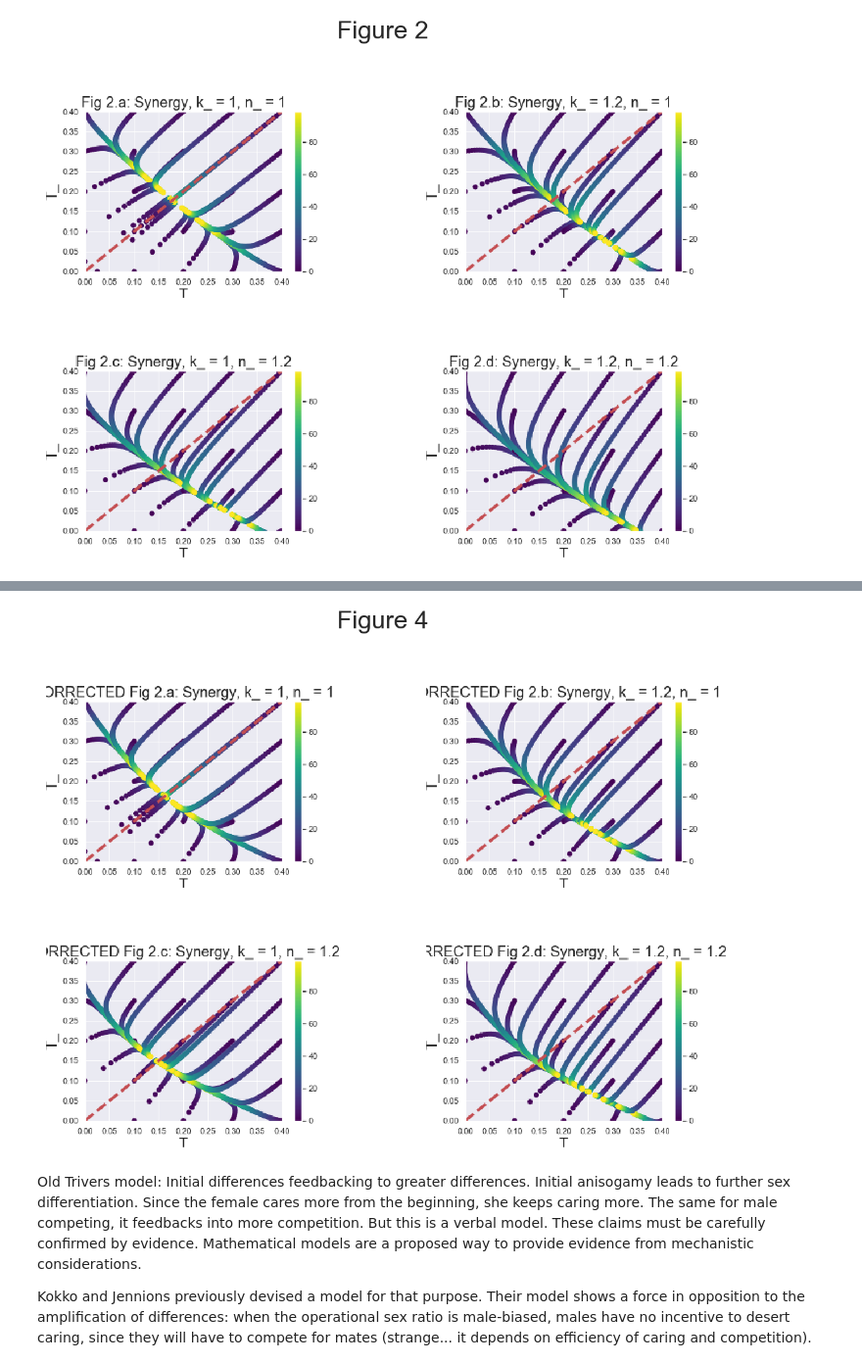
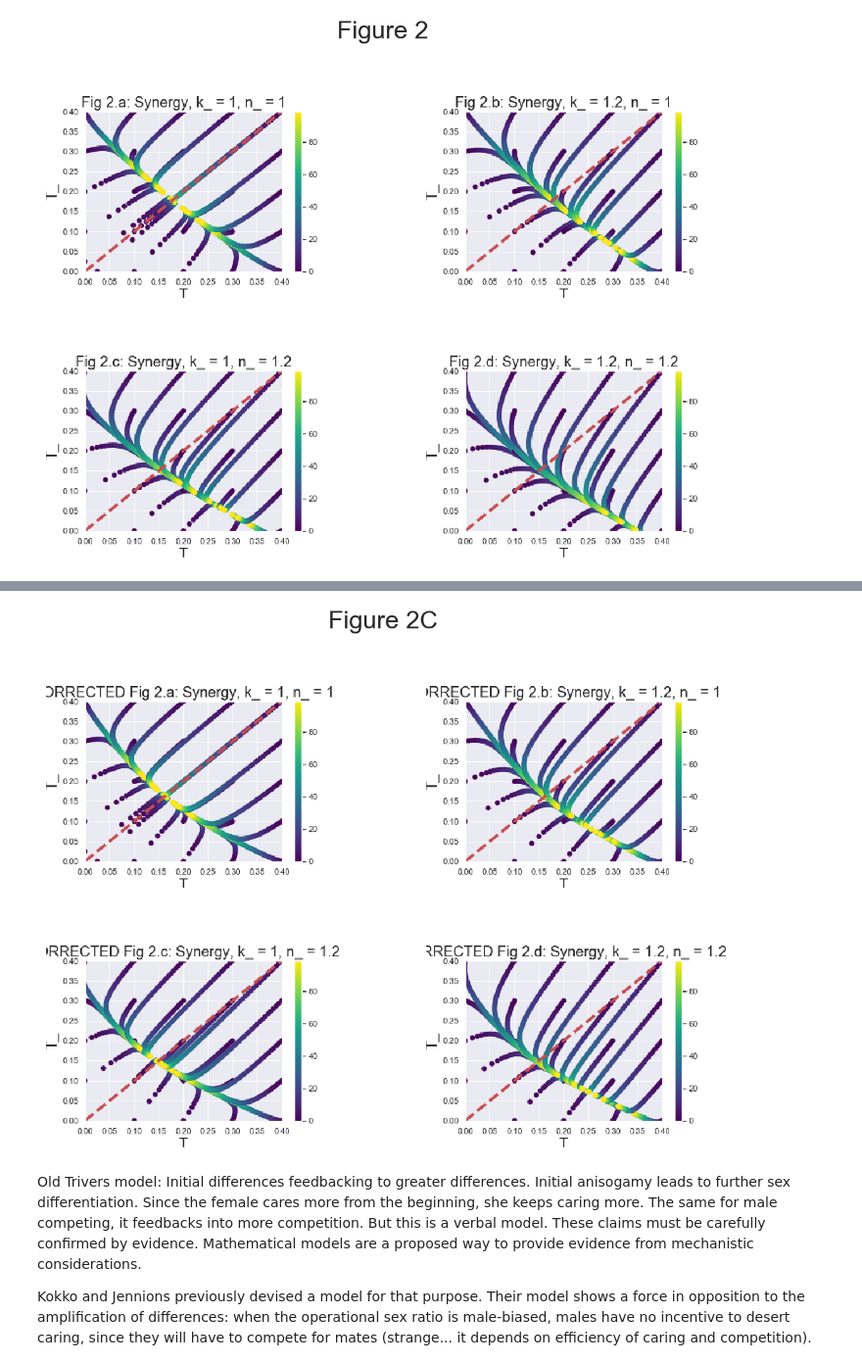
Before and after one commit to LR-GUI/My-Projects, a Jupyter notebook: Ecology/Ecology-Fromhage_Jennions_2016.ipynb, the cells around one changed output, grey strips where cells are left out. Shown at 98% size. Saved outputs shown, nothing was run; the diff lists cells and outputs as text; code cells hidden in the pictures.

```diff
--- a/Ecology/Ecology-Fromhage_Jennions_2016.ipynb
+++ b/Ecology/Ecology-Fromhage_Jennions_2016.ipynb
@@ -98,34 +125,34 @@ plt.show()
 # %%
-# Figure 1C
+# Figure 2C
 
 fig2a, ax2 = plt.subplots(2,2, sharex=True, figsize=(20,14), )
-fig2a.suptitle('Figure 4', fontsize=40)
+fig2a.suptitle('Figure 2C', fontsize=40)
 
 image1 = plt.imread('b1C.png')
 im1 = ax2[0][0].imshow(image1)
 
 image2 = plt.imread('b2C.png')
 im2 = ax2[0][1].imshow(image2)
 
 image3 = plt.imread('b3C.png')
 im3 = ax2[1][0].imshow(image3)
 
 image4 = plt.imread('b4C.png')
 im4 = ax2[1][1].imshow(image4)
 
 ax2[0][1].xaxis.set_visible(False)
 ax2[1][0].xaxis.set_visible(False)
 ax2[1][1].xaxis.set_visible(False)
 ax2[0][0].xaxis.set_visible(False)
 
 ax2[0][1].yaxis.set_visible(False)
 ax2[1][0].yaxis.set_visible(False)
 ax2[1][1].yaxis.set_visible(False)
 ax2[0][0].yaxis.set_visible(False)
 
 plt.show()
 # %% [output]
-[figure, old version]
+[figure, new version]
 # %% [markdown]
 Old Trivers model: Initial differences feedbacking to greater differences. Initial anisogamy leads to further sex differentiation. Since the female cares more from the beginning, she keeps caring more. The same for male competing, it feedbacks into more competition.
 But this is a verbal model. These claims must be carefully confirmed by evidence. Mathematical models are a proposed way to provide evidence from mechanistic considerations.
```
Also changed, not shown: parts of 2 cells of this notebook.
